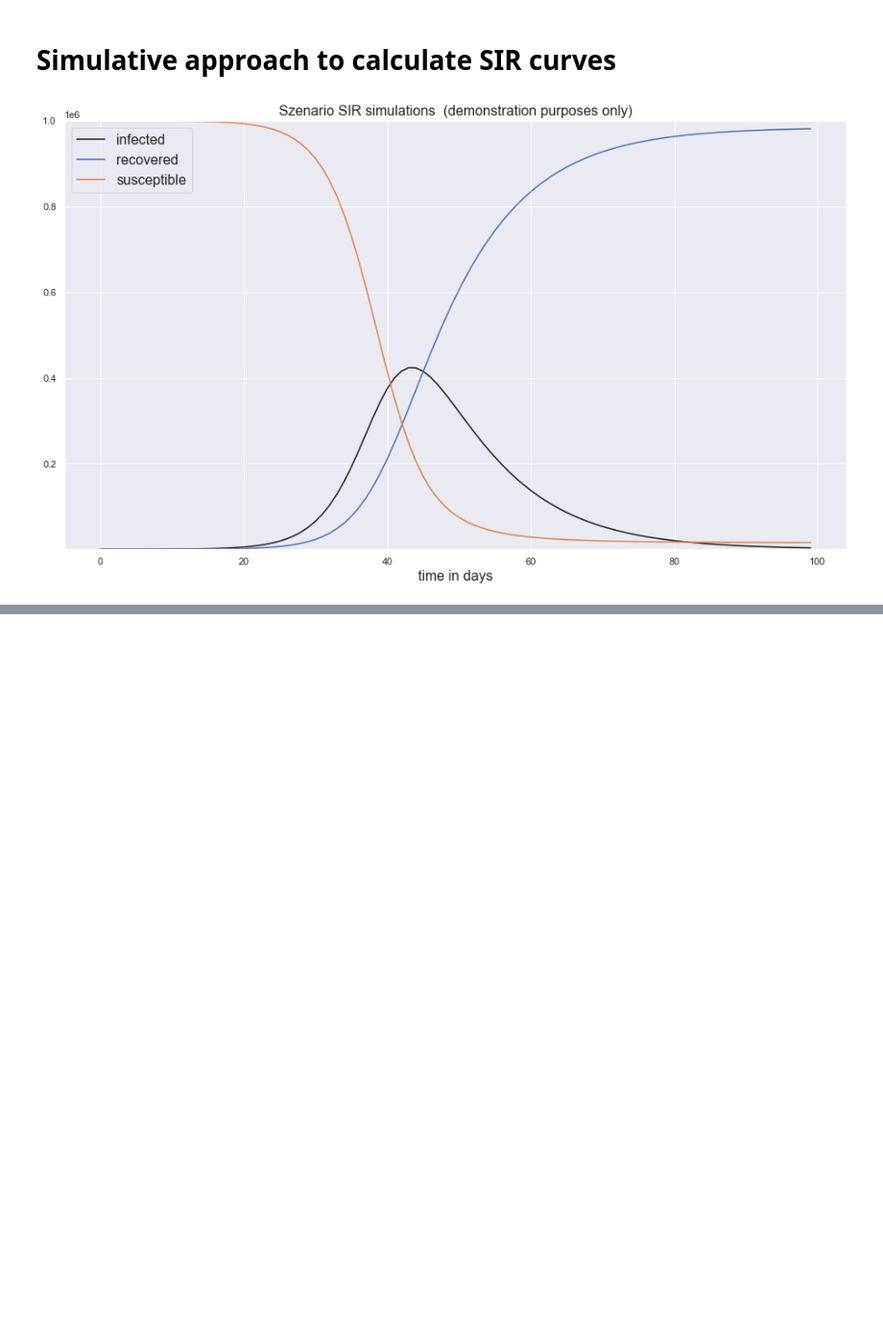
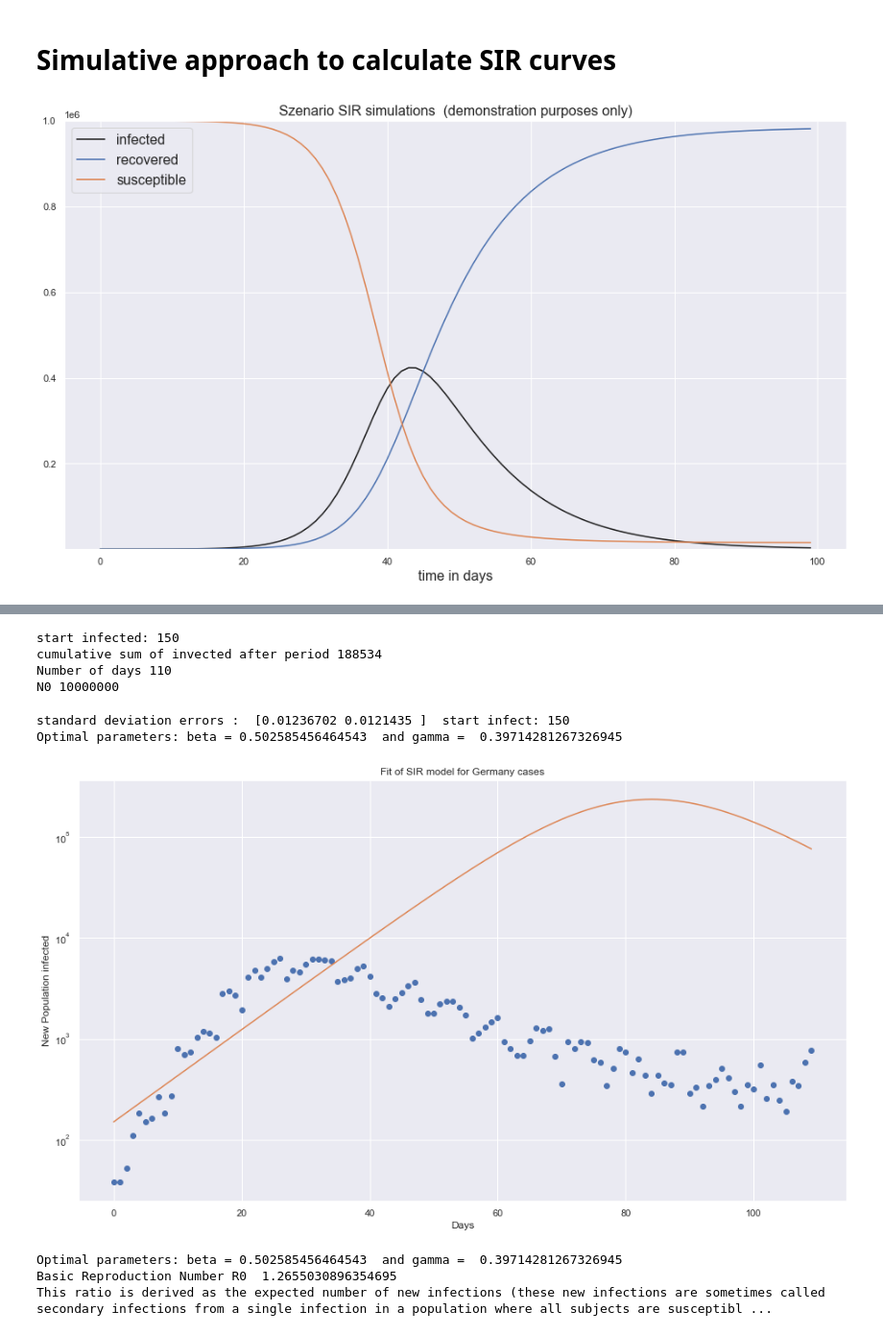
Before and after one commit to kienlef/Lecture_Covid_19_data_analysis, a Jupyter notebook: notebooks/SIR_modeling_2022-exercise.ipynb, the cells around one changed output, grey strips where cells are left out. Shown at 96% size. Cells and saved outputs as stored; diff of their text form; code cells hidden in the pictures; blank space fills up the shorter version.

```diff
--- a/notebooks/SIR_modeling_2022-exercise.ipynb
+++ b/notebooks/SIR_modeling_2022-exercise.ipynb
@@ -205,0 +216,58 @@ This ratio is derived as the expected number of new infections (these new infect
+# %%
+## slice out some true data of a country
+
+ydata = np.array(df_analyse.Germany[40:150])
+t=np.arange(len(ydata))
+# %%
+# ensure re-initialization
+# attenion when slicing gout only a time window
+# (one Corana wave) the overall N0 is not the full popoulation size
+N0=10000000
+
+I0=ydata[0]
+S0=N0-I0
+R0=0
+print('start infected:',I0)
+print('cumulative sum of invected after period',ydata[-1])
+print('Number of days',len(ydata))
+print('N0',N0)
+# %% [output]
+start infected: 150
+cumulative sum of invected after period 188534
+Number of days 110
+N0 10000000
+# %%
+
+## get the model parameters / fit the model
+popt, pcov = optimize.curve_fit(fit_odeint, t, ydata)
+perr = np.sqrt(np.diag(pcov))
+
+print('standard deviation errors : ',str(perr), ' start infect:',ydata[0])
+print("Optimal parameters: beta =", popt[0], " and gamma = ", popt[1])
+
+# get the final fitted curve / predict the outcome
+fitted=fit_odeint(t, *popt)
+# %% [output]
+standard deviation errors :  [0.01236702 0.0121435 ]  start infect: 150
+Optimal parameters: beta = 0.502585456464543  and gamma =  0.39714281267326945
+# %%
+# option 1: ydata is cummulative, thus we need cumulative fitted line
+#plt.semilogy(t, ydata, 'o')
+#plt.semilogy(t, np.cumsum(fitted))
+
+# option2: ydata is cummulative, however we would like to have the day to day difference
+plt.semilogy(t,np.ediff1d(ydata, to_begin=ydata[1]-ydata[0]), 'o')
+plt.semilogy(t, fitted)
+
+plt.title("Fit of SIR model for Germany cases")
+plt.ylabel("New Population infected")
+plt.xlabel("Days")
+plt.show()
+print("Optimal parameters: beta =", popt[0], " and gamma = ", popt[1])
+print("Basic Reproduction Number R0 " , popt[0]/ popt[1])
+print("This ratio is derived as the expected number of new infections (these new infections are sometimes called secondary infections from a single infection in a population where all subjects are susceptible. @wiki")
+# %% [output]
+[figure, added]
+Optimal parameters: beta = 0.502585456464543  and gamma =  0.39714281267326945
+Basic Reproduction Number R0  1.2655030896354695
+This ratio is derived as the expected number of new infections (these new infections are sometimes called secondary infections from a single infection in a population where all subjects are susceptibl ...
```
Also changed, not shown: parts of 16 cells of this notebook, 11 other files.
